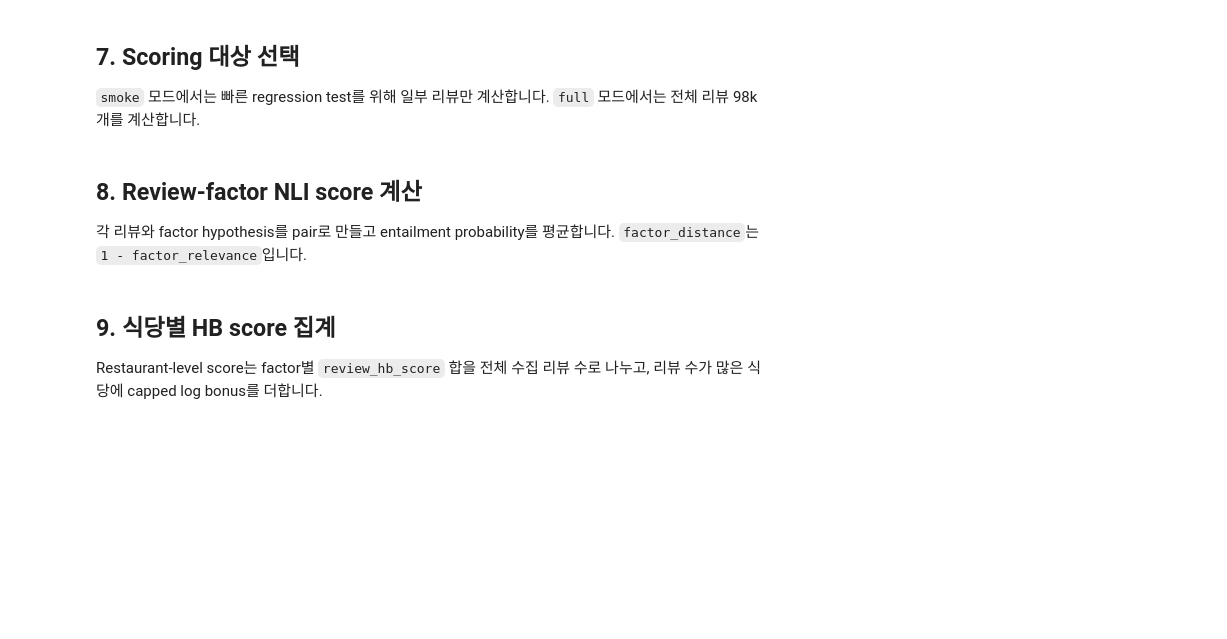
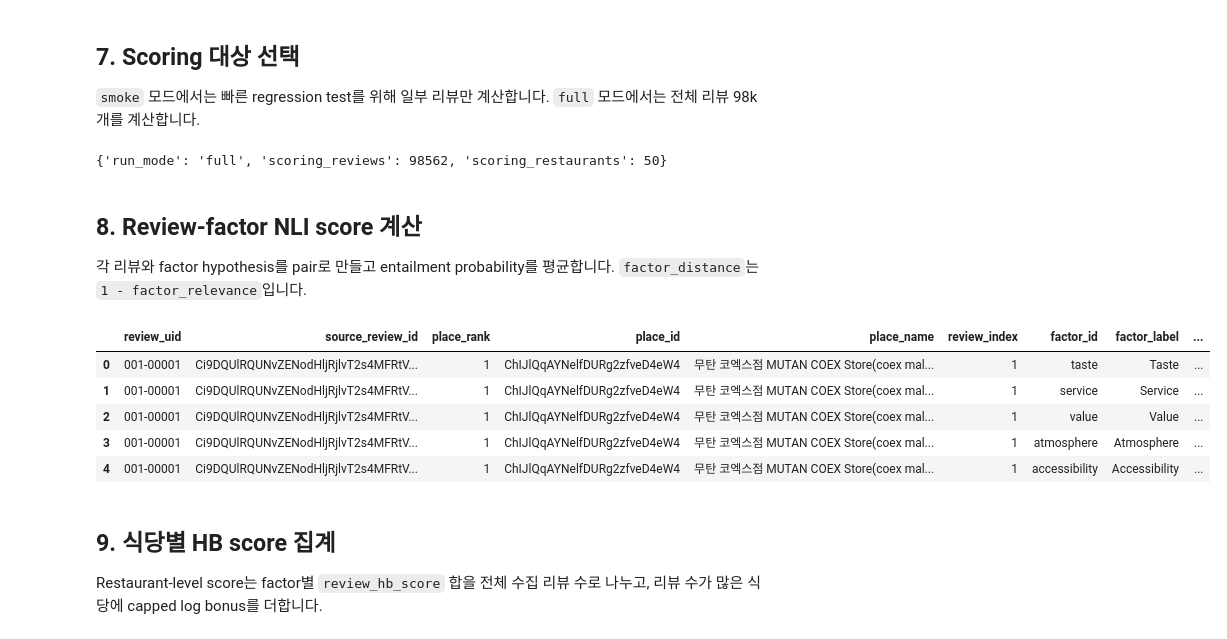
Before and after one commit to dongzoolee/hidden-bites, a Jupyter notebook: notebooks/hb-score-calculation.ipynb, the cells around one changed output. Cells and saved outputs as stored; diff of their text form; code cells hidden in the pictures; blank space fills up the shorter version.

Commit message:
Run HB score notebook on capstone

```diff
--- a/notebooks/hb-score-calculation.ipynb
+++ b/notebooks/hb-score-calculation.ipynb
@@ -70,7 +72,7 @@ from pathlib import Path
 import os
 import subprocess
 
-RUN_MODE = os.environ.get("HB_SCORE_RUN_MODE", "smoke")
+RUN_MODE = os.environ.get("HB_SCORE_RUN_MODE", "full")
 SMOKE_RESTAURANT_LIMIT = int(os.environ.get("HB_SCORE_SMOKE_RESTAURANT_LIMIT", "2"))
 SMOKE_REVIEWS_PER_RESTAURANT = int(os.environ.get("HB_SCORE_SMOKE_REVIEWS_PER_RESTAURANT", "20"))
 REPO_URL = "https://github.com/dongzoolee/hidden-bites.git"
@@ -87,12 +89,21 @@ def is_colab_runtime():
 if is_colab_runtime() and not Path("hidden-bites").exists():
     subprocess.run(["git", "clone", "--depth", "1", REPO_URL], check=True)
 
-if Path("datasets/google-maps-reviews-2026-05-16").exists():
-    PROJECT_ROOT = Path(".").resolve()
-elif Path("hidden-bites/datasets/google-maps-reviews-2026-05-16").exists():
-    PROJECT_ROOT = Path("hidden-bites").resolve()
-else:
-    PROJECT_ROOT = Path("/Users/dongzoolee/Projects/hidden-bites").resolve()
+def resolve_project_root():
+    dataset_relative_path = Path("datasets/google-maps-reviews-2026-05-16")
+    candidates = [Path.cwd(), Path.cwd().parent, Path(".").resolve(), Path("..").resolve(), Path("hidden-bites").resolve(), Path("/Users/dongzoolee/Projects/hidden-bites").resolve()]
+    seen = set()
+    for candidate in candidates:
+        candidate = candidate.resolve()
+        if candidate in seen:
+            continue
+        seen.add(candidate)
+        if (candidate / dataset_relative_path).exists():
+            return candidate
+    raise RuntimeError("Could not locate datasets/google-maps-reviews-2026-05-16 from the current runtime")
+
+
+PROJECT_ROOT = resolve_project_root()
 
 DATASET_DIR = PROJECT_ROOT / "datasets" / "google-maps-reviews-2026-05-16"
 OUTPUT_DIR = PROJECT_ROOT / "datasets" / "derived"
@@ -400,6 +441,8 @@ scoring_reviews_df = select_scoring_reviews(reviews_df)
     "scoring_reviews": int(len(scoring_reviews_df)),
     "scoring_restaurants": int(scoring_reviews_df["place_id"].nunique()),
 }
+# %% [output]
+{'run_mode': 'full', 'scoring_reviews': 98562, 'scoring_restaurants': 50}
 # %% [markdown]
 ## 8. Review-factor NLI score 계산
 
@@ -452,35 +495,54 @@ def score_review_batch(batch_df: pd.DataFrame):
         factor_relevance = float(np.mean(values))
         base_score = source_rating_for_factor(row, factor_id)
         rows.append(
             {
                 "review_uid": review_uid,
                 "source_review_id": row.get("source_review_id"),
                 "place_rank": row.get("place_rank"),
                 "place_id": row.get("place_id"),
                 "place_name": row.get("place_name"),
                 "review_index": row.get("review_index"),
                 "factor_id": factor_id,
                 "factor_label": FACTOR_LABELS[factor_id],
                 "source_rating_for_factor": round(base_score, 4),
                 "factor_relevance": round(factor_relevance, 6),
                 "factor_distance": round(1.0 - factor_relevance, 6),
                 "review_hb_score": round(base_score * factor_relevance, 6),
                 "hypothesis_entailments": hypothesis_values[(review_uid, factor_id)],
             }
         )
     return pd.DataFrame(rows)
 
 
-def score_reviews_with_nli(df: pd.DataFrame):
+def write_scoring_progress(payload, emit_progress=True):
+    progress_path = os.environ.get("HB_SCORE_PROGRESS_PATH")
+    if not emit_progress or not progress_path:
+        return
+    Path(progress_path).write_text(json.dumps(payload, ensure_ascii=False) + "\n", encoding="utf-8")
+
+
+def score_reviews_with_nli(df: pd.DataFrame, emit_progress=True):
     scored_parts = []
-    for start in tqdm(range(0, len(df), REVIEW_BATCH_SIZE), desc="NLI review batches"):
+    total_reviews = int(len(df))
+    total_batches = int(math.ceil(total_reviews / REVIEW_BATCH_SIZE)) if total_reviews else 0
+    write_scoring_progress({"status": "started", "processed_reviews": 0, "total_reviews": total_reviews, "batches_done": 0, "total_batches": total_batches}, emit_progress=emit_progress)
+    for batch_index, start in enumerate(tqdm(range(0, len(df), REVIEW_BATCH_SIZE), desc="NLI review batches"), start=1):
         batch_df = df.iloc[start:start + REVIEW_BATCH_SIZE].copy()
         scored_parts.append(score_review_batch(batch_df))
+        write_scoring_progress({"status": "running", "processed_reviews": int(min(start + REVIEW_BATCH_SIZE, total_reviews)), "total_reviews": total_reviews, "batches_done": batch_index, "total_batches": total_batches}, emit_progress=emit_progress)
+    write_scoring_progress({"status": "completed", "processed_reviews": total_reviews, "total_reviews": total_reviews, "batches_done": total_batches, "total_batches": total_batches}, emit_progress=emit_progress)
     return pd.concat(scored_parts, ignore_index=True) if scored_parts else pd.DataFrame()
 
 
 review_factor_scores_df = score_reviews_with_nli(scoring_reviews_df)
 review_factor_scores_df.head()
+# %% [output]
+|  | review_uid | source_review_id | place_rank | place_id | place_name | review_index | factor_id | factor_label | ... |
+| 0 | 001-00001 | Ci9DQUlRQUNvZENodHljRjlvT2s4MFRtV... | 1 | ChIJlQqAYNelfDURg2zfveD4eW4 | 무탄 코엑스점 MUTAN COEX Store(coex mal... | 1 | taste | Taste | ... |
+| 1 | 001-00001 | Ci9DQUlRQUNvZENodHljRjlvT2s4MFRtV... | 1 | ChIJlQqAYNelfDURg2zfveD4eW4 | 무탄 코엑스점 MUTAN COEX Store(coex mal... | 1 | service | Service | ... |
+| 2 | 001-00001 | Ci9DQUlRQUNvZENodHljRjlvT2s4MFRtV... | 1 | ChIJlQqAYNelfDURg2zfveD4eW4 | 무탄 코엑스점 MUTAN COEX Store(coex mal... | 1 | value | Value | ... |
+| 3 | 001-00001 | Ci9DQUlRQUNvZENodHljRjlvT2s4MFRtV... | 1 | ChIJlQqAYNelfDURg2zfveD4eW4 | 무탄 코엑스점 MUTAN COEX Store(coex mal... | 1 | atmosphere | Atmosphere | ... |
+| 4 | 001-00001 | Ci9DQUlRQUNvZENodHljRjlvT2s4MFRtV... | 1 | ChIJlQqAYNelfDURg2zfveD4eW4 | 무탄 코엑스점 MUTAN COEX Store(coex mal... | 1 | accessibility | Accessibility | ... |
 # %% [markdown]
 ## 9. 식당별 HB score 집계
 
```
Also changed, not shown: parts of 8 cells of this notebook, 3 other files.
